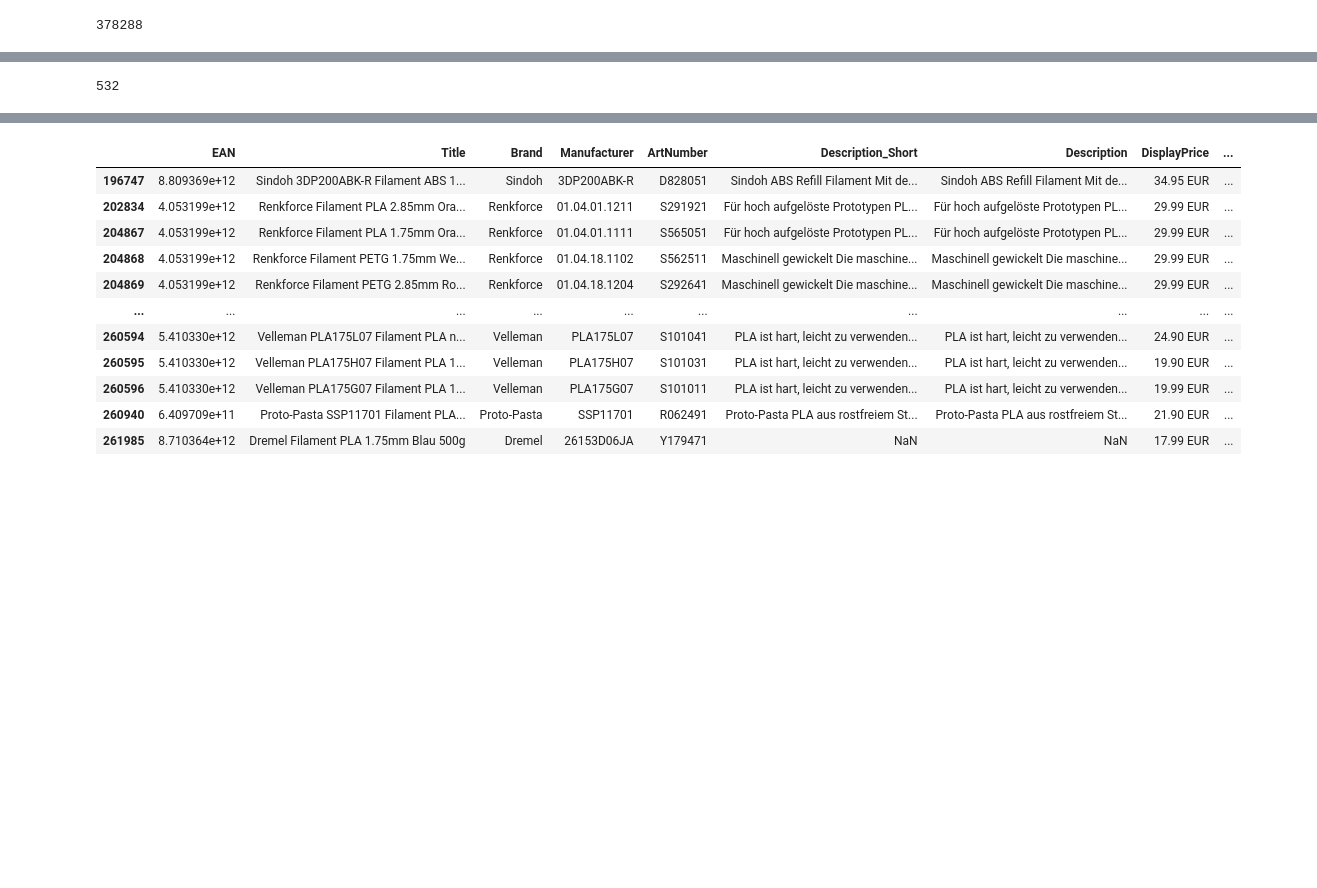
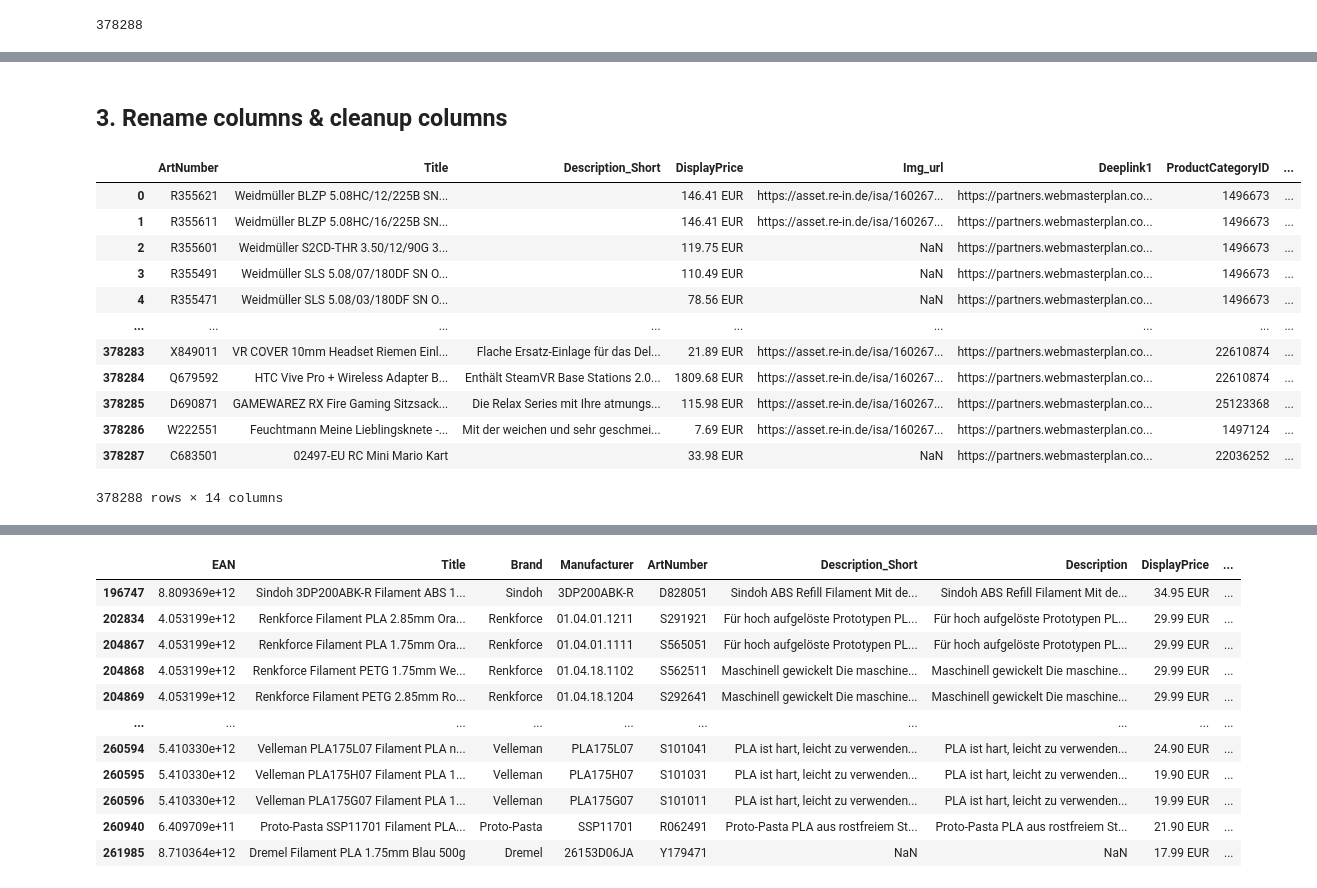
Before and after one commit to subrockmann/product-cleaner, a Jupyter notebook: smdv Produktdaten.ipynb, the cells around one changed output, grey strips where cells are left out. Cells and saved outputs as stored; diff of their text form; code cells hidden in the pictures; blank space fills up the shorter version.

Commit message:
refactor: code clean-up

```diff
--- a/smdv Produktdaten.ipynb
+++ b/smdv Produktdaten.ipynb
@@ -55,5 +26,3 @@ filament_df.head()
-# %%
-len(filament_df)
-# %% [output]
-532
+# %% [markdown]
+## 3. Rename columns & cleanup columns
 # %%
@@ -63,2 +32,20 @@ filament_df.drop(drop_cols, axis=1, inplace=True)
+# %%
+df.Description_Short.fillna('', inplace = True)
+# %%
+df
+# %% [output]
+|  | ArtNumber | Title | Description_Short | DisplayPrice | Img_url | Deeplink1 | ProductCategoryID | ... |
+| 0 | R355621 | Weidmüller BLZP 5.08HC/12/225B SN... |  | 146.41 EUR | https://asset.re-in.de/isa/160267... | https://partners.webmasterplan.co... | 1496673 | ... |
+| 1 | R355611 | Weidmüller BLZP 5.08HC/16/225B SN... |  | 146.41 EUR | https://asset.re-in.de/isa/160267... | https://partners.webmasterplan.co... | 1496673 | ... |
+| 2 | R355601 | Weidmüller S2CD-THR 3.50/12/90G 3... |  | 119.75 EUR | NaN | https://partners.webmasterplan.co... | 1496673 | ... |
+| 3 | R355491 | Weidmüller SLS 5.08/07/180DF SN O... |  | 110.49 EUR | NaN | https://partners.webmasterplan.co... | 1496673 | ... |
+| 4 | R355471 | Weidmüller SLS 5.08/03/180DF SN O... |  | 78.56 EUR | NaN | https://partners.webmasterplan.co... | 1496673 | ... |
+| ... | ... | ... | ... | ... | ... | ... | ... | ... |
+| 378283 | X849011 | VR COVER 10mm Headset Riemen Einl... | Flache Ersatz-Einlage für das Del... | 21.89 EUR | https://asset.re-in.de/isa/160267... | https://partners.webmasterplan.co... | 22610874 | ... |
+| 378284 | Q679592 | HTC Vive Pro + Wireless Adapter B... | Enthält SteamVR Base Stations 2.0... | 1809.68 EUR | https://asset.re-in.de/isa/160267... | https://partners.webmasterplan.co... | 22610874 | ... |
+| 378285 | D690871 | GAMEWAREZ RX Fire Gaming Sitzsack... | Die Relax Series mit Ihre atmungs... | 115.98 EUR | https://asset.re-in.de/isa/160267... | https://partners.webmasterplan.co... | 25123368 | ... |
+| 378286 | W222551 | Feuchtmann Meine Lieblingsknete -... | Mit der weichen und sehr geschmei... | 7.69 EUR | https://asset.re-in.de/isa/160267... | https://partners.webmasterplan.co... | 1497124 | ... |
+| 378287 | C683501 | 02497-EU RC Mini Mario Kart |  | 33.98 EUR | NaN | https://partners.webmasterplan.co... | 22036252 | ... |
+378288 rows × 14 columns
 # %%
 cols = list(filament_df.columns.values)
```
Also changed, not shown: parts of 24 cells of this notebook.
